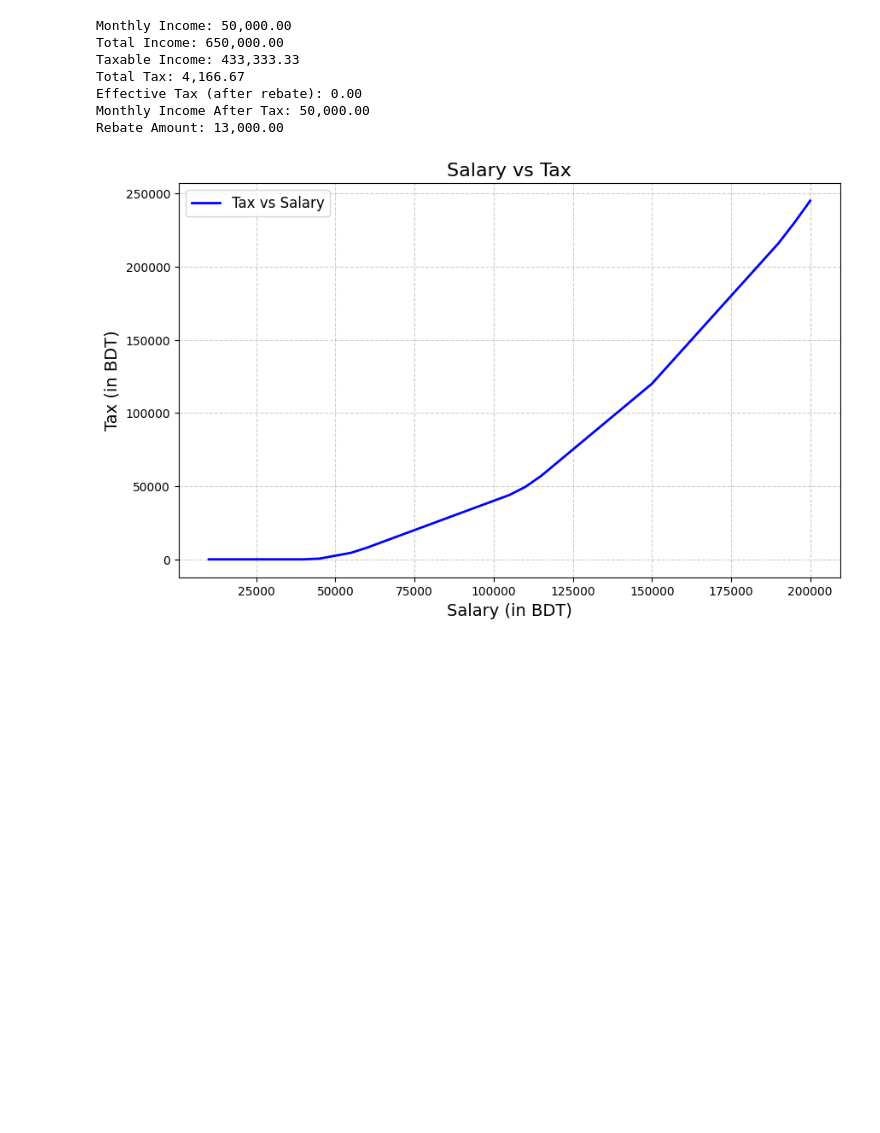
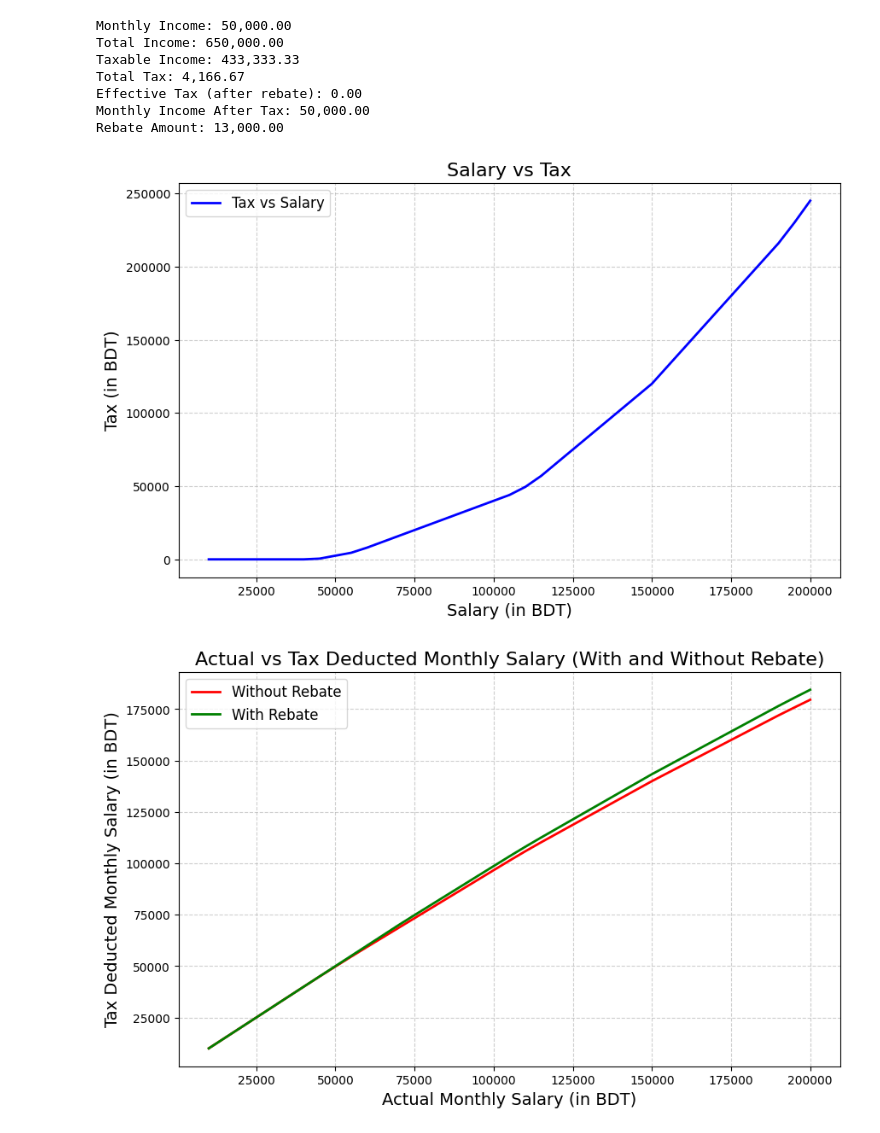
Before and after one commit to ashababnoor/code-bits, a Jupyter notebook: simulations/bd-income-tax-sim.ipynb, the cells around one changed output. Saved outputs shown, nothing was run; the diff lists cells and outputs as text; code cells hidden in the pictures; blank space fills up the shorter version.

Commit message:
feat: added graph to show actual monthly salary vs salary after tax deductions

```diff
--- a/simulations/bd-income-tax-sim.ipynb
+++ b/simulations/bd-income-tax-sim.ipynb
@@ -99,30 +99,50 @@ if __name__ == "__main__":
     custom_investment = None  # Custom investment (if applicable)
 
     # Get the tax summary
     summary = get_tax_summary(monthly_salary, gender, bonus_count, custom_bonus, use_max_rebate, custom_investment)
 
     # Print results
     for key, value in summary.items():
         print(f"{key}: {value:,.2f}")
 
     # Plotting Salary vs Tax (Optional)
     salaries = range(10000, 200001, 5000)  # Example salary range
     taxes = [get_tax_summary(s, gender)["Total Tax"] for s in salaries]
 
     plt.figure(figsize=(10, 6))
     plt.plot(salaries, taxes, label="Tax vs Salary", color="blue", linewidth=2)
     plt.title("Salary vs Tax", fontsize=16)
     plt.xlabel("Salary (in BDT)", fontsize=14)
     plt.ylabel("Tax (in BDT)", fontsize=14)
     plt.grid(True, linestyle="--", alpha=0.6)
     plt.legend(fontsize=12)
     plt.show()
+
+    without_rebate = [
+        get_tax_summary(salary, "man", use_max_rebate=False)["Monthly Income After Tax"]
+        for salary in salaries
+    ]
+    with_rebate = [
+        get_tax_summary(salary, "man", use_max_rebate=True)["Monthly Income After Tax"]
+        for salary in salaries
+    ]
+
+    plt.figure(figsize=(10, 6))
+    plt.plot(salaries, without_rebate, label="Without Rebate", color="red", linewidth=2)
+    plt.plot(salaries, with_rebate, label="With Rebate", color="green", linewidth=2)
+    plt.title("Actual vs Tax Deducted Monthly Salary (With and Without Rebate)", fontsize=16)
+    plt.xlabel("Actual Monthly Salary (in BDT)", fontsize=14)
+    plt.ylabel("Tax Deducted Monthly Salary (in BDT)", fontsize=14)
+    plt.grid(True, linestyle="--", alpha=0.6)
+    plt.legend(fontsize=12)
+    plt.show()
 # %% [output]
 Monthly Income: 50,000.00
 Total Income: 650,000.00
 Taxable Income: 433,333.33
 Total Tax: 4,166.67
 Effective Tax (after rebate): 0.00
 Monthly Income After Tax: 50,000.00
 Rebate Amount: 13,000.00
 [figure]
+[figure, added]
```
